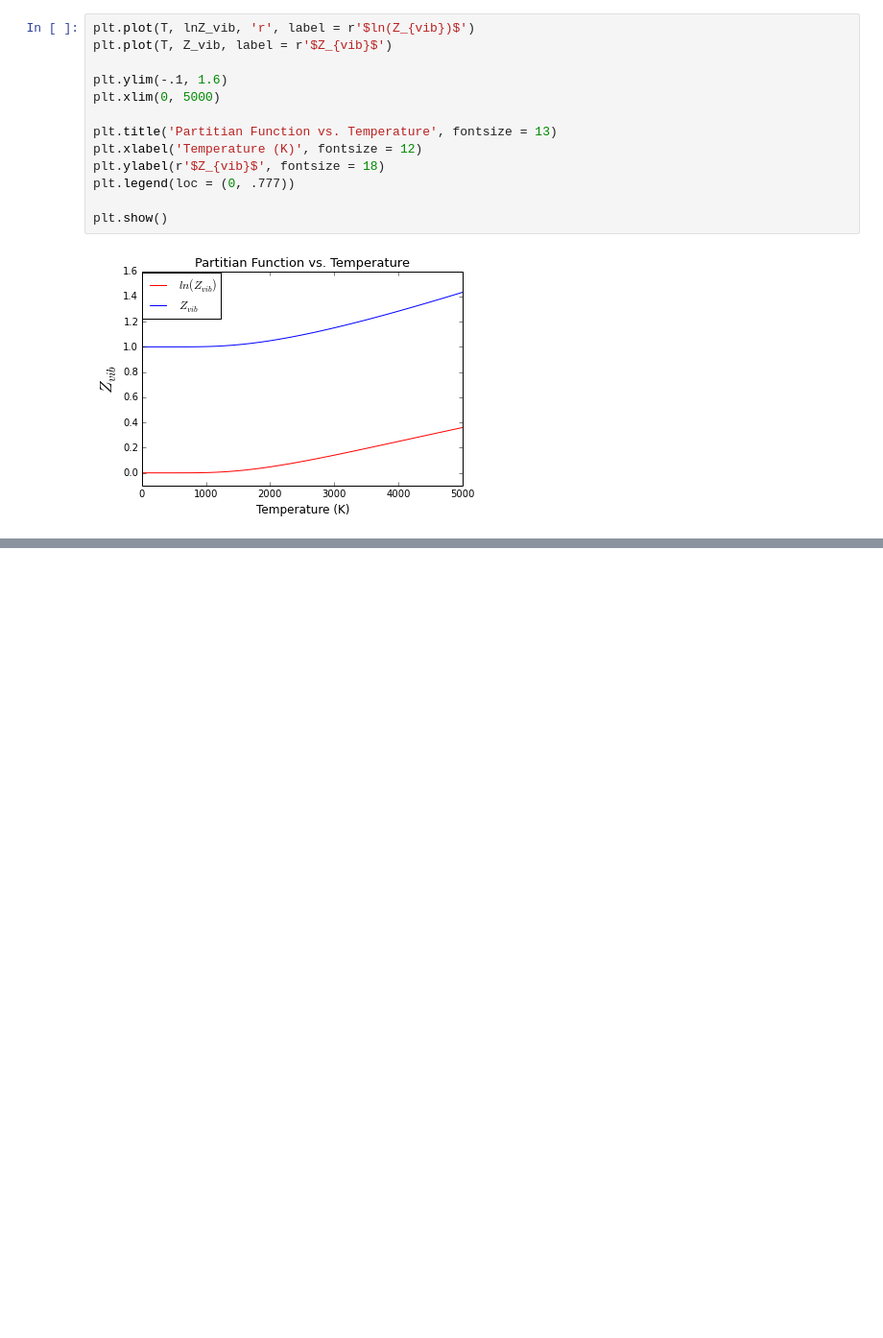
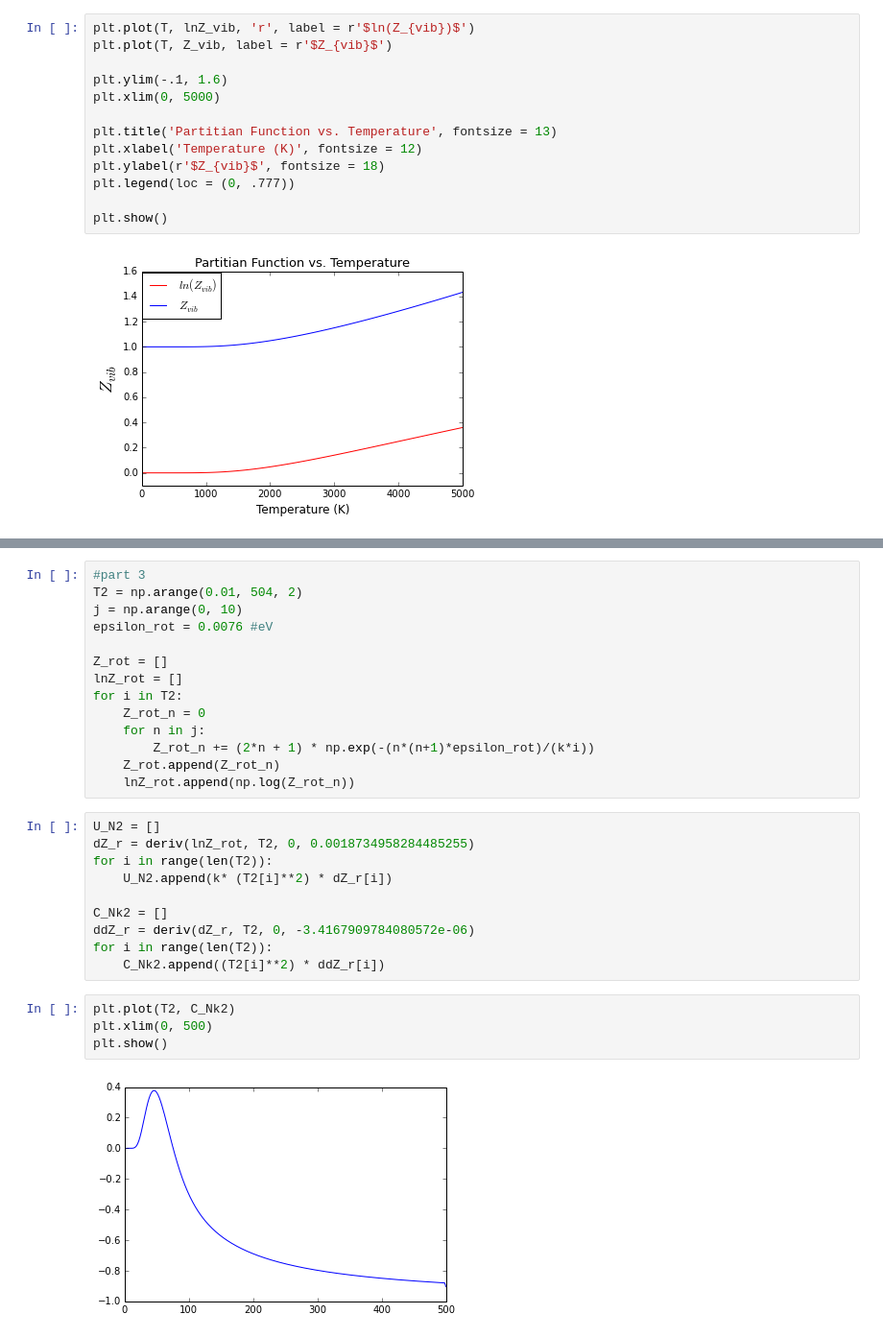
Before and after one commit to abardess/PHYS202-S14, a Jupyter notebook: ThermalCA3.ipynb, the cells around one changed output, grey strips where cells are left out. Shown: that part at 96% size. Cells and saved outputs as stored; diff of their text form; blank space fills up the shorter version.

```diff
--- a/ThermalCA3.ipynb
+++ b/ThermalCA3.ipynb
@@ -117,0 +125,30 @@ U_N = k* T**2 * deriv(lnZ_vib, T)
+# %%
+#part 3
+T2 = np.arange(0.01, 504, 2)
+j = np.arange(0, 10)
+epsilon_rot = 0.0076 #eV
+
+Z_rot = []
+lnZ_rot = []
+for i in T2:
+    Z_rot_n = 0
+    for n in j:
+        Z_rot_n += (2*n + 1) * np.exp(-(n*(n+1)*epsilon_rot)/(k*i))
+    Z_rot.append(Z_rot_n)
+    lnZ_rot.append(np.log(Z_rot_n))
+# %%
+U_N2 = []
+dZ_r = deriv(lnZ_rot, T2, 0, 0.0018734958284485255)
+for i in range(len(T2)):
+    U_N2.append(k* (T2[i]**2) * dZ_r[i])
+
+C_Nk2 = []
+ddZ_r = deriv(dZ_r, T2, 0, -3.4167909784080572e-06)
+for i in range(len(T2)):
+    C_Nk2.append((T2[i]**2) * ddZ_r[i])
+# %%
+plt.plot(T2, C_Nk2)
+plt.xlim(0, 500)
+plt.show()
+# %% [output]
+[figure, added]
```
Also changed, not shown: parts of 7 cells of this notebook.
